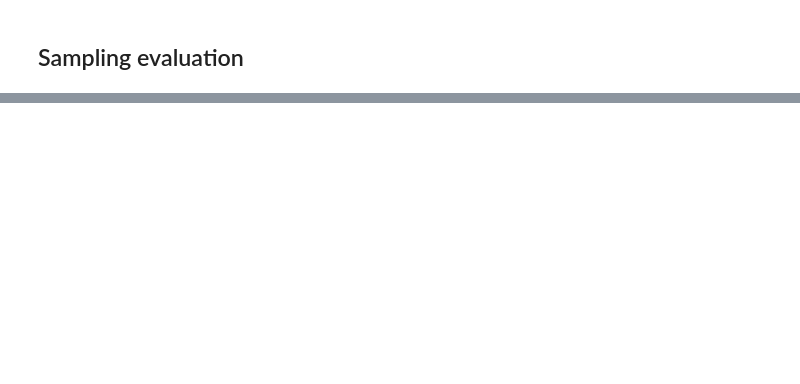
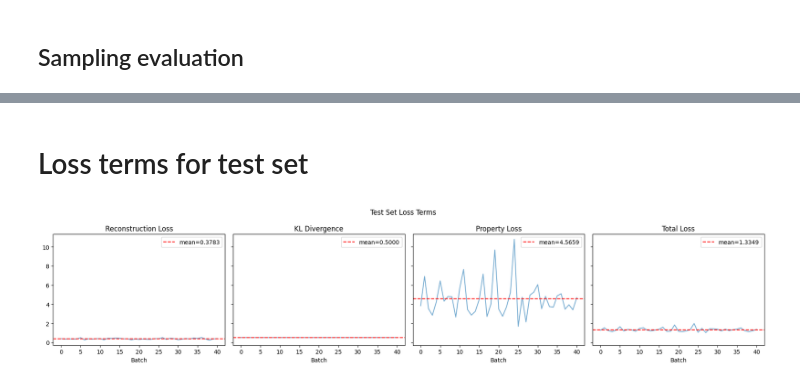
Before and after one commit to elenipsaromatis/mol-vae, a Jupyter notebook: notebooks/vae_dev.ipynb, the cells around one changed output, grey strips where cells are left out. Drawn from its saved outputs; the diff is of its cells as text; code cells hidden in the pictures; blank space fills up the shorter version.

```diff
--- a/notebooks/vae_dev.ipynb
+++ b/notebooks/vae_dev.ipynb
@@ -439,5 +439,5 @@ Total loss = reconstruction loss + beta * KL divergence
 # %%
-def vae_loss(logits, targets, mu, log_var, beta, prop_logit=None, labels=None, gamma=0.0, kl_free_bits=0.2):
+def vae_loss(logits, targets, mu, log_var, beta, prop_logit=None, labels=None, gamma=0.0, kl_free_bits=0.5):
     """
     Compute the VAE loss: reconstruction loss + beta * KL divergence + gamma * property loss.
 
@@ -463,9 +463,8 @@ def vae_loss(logits, targets, mu, log_var, beta, prop_logit=None, labels=None, g
         logits.view(-1, logits.size(-1)),
         targets.reshape(-1)
     )
-    kl_per_dim = -0.5 * (1 + log_var - mu.pow(2) - log_var.exp())
-    kl_per_dim = torch.clamp(kl_per_dim, min=kl_free_bits)
-    kl_loss = kl_per_dim.mean()
+    kl_loss = torch.clamp(-0.5 * torch.mean(1 + log_var - mu.pow(2) - log_var.exp()), min=kl_free_bits)
+
     prop_loss = torch.tensor(0.0, device=logits.device)
     if prop_logit is not None and labels is not None and gamma > 0:
         pos_weight = torch.tensor(4.22, device=logits.device)
@@ -520,12 +519,12 @@ from pathlib import Path
 from torch.utils.tensorboard import SummaryWriter
 from sklearn.metrics import roc_auc_score
 
-EPOCHS = 60
-BETA_MAX = 2.0
+EPOCHS = 50
+BETA_MAX = 1.0
 ANNEAL_EPOCHS = 25
 BATCH_SIZE = 64
 LEARNING_RATE = 1e-3
-KL_FREE_BITS = 0.2
+KL_FREE_BITS = 0.5
 GAMMA = 0.1
 
 CHECKPOINT_DIR = Path("../checkpoints")
@@ -554,12 +553,13 @@ with mlflow.start_run() as run:
         "kl_free_bits": KL_FREE_BITS,
         "gamma": GAMMA,
         "pos_weight": 4.22,
+        "scheduler": "CosineAnnealingLR",
     })
 
     model = VAE(VOCAB_SIZE, MAX_LENGTH, HIDDEN_DIM, LATENT_DIM, N_LAYERS)
     model = model.to(device)
     optimizer = optim.Adam(model.parameters(), lr=LEARNING_RATE)
-    scheduler = optim.lr_scheduler.ReduceLROnPlateau(optimizer, mode='min', patience=5, factor=0.5)
+    scheduler = optim.lr_scheduler.CosineAnnealingLR(optimizer, T_max=EPOCHS, eta_min=1e-5)
 
     def evaluate_loss(model, loader, beta, gamma):
         model.eval()
@@ -611,7 +611,7 @@ with mlflow.start_run() as run:
         avg_loss   = total_loss  / n_batches
         train_prop = total_prop  / n_batches
 
-        scheduler.step(avg_loss)
+        scheduler.step()
 
         valid_recon, valid_kl, valid_prop = evaluate_loss(model, valid_loader, beta, GAMMA)
 
@@ -1141,0 +945,41 @@ print(batch_size, len(full_df))
+# %% [markdown]
+# Loss terms for test set
+# %%
+model.eval()
+recon_losses, kl_losses, prop_losses, total_losses = [], [], [], []
+
+with torch.no_grad():
+    for x, y in test_loader:
+        x, y = x.to(device), y.to(device)
+        logits, mu, log_var, prop_logit = model(x)
+        loss, recon, kl, prop = vae_loss(
+            logits, x[:, 1:], mu, log_var,
+            beta=BETA_MAX,
+            prop_logit=prop_logit,
+            labels=y.float(),
+            gamma=GAMMA,
+            kl_free_bits=KL_FREE_BITS
+        )
+        recon_losses.append(recon.item())
+        kl_losses.append(kl.item())
+        prop_losses.append(prop.item())
+        total_losses.append(loss.item())
+
+fig, axes = plt.subplots(1, 4, figsize=(18, 4), sharey=True)
+for ax, vals, title in zip(
+    axes,
+    [recon_losses, kl_losses, prop_losses, total_losses],
+    ['Reconstruction Loss', 'KL Divergence', 'Property Loss', 'Total Loss']
+):
+    ax.plot(vals, alpha=0.6)
+    mean = sum(vals) / len(vals)
+    ax.axhline(mean, color='red', linestyle='--', label=f'mean={mean:.4f}')
+    ax.set_title(title)
+    ax.set_xlabel('Batch')
+    ax.legend()
+
+plt.suptitle('Test Set Loss Terms')
+plt.tight_layout()
+plt.show()
+# %% [output]
+[figure, added]
```
Also changed, not shown: parts of 35 cells of this notebook.
